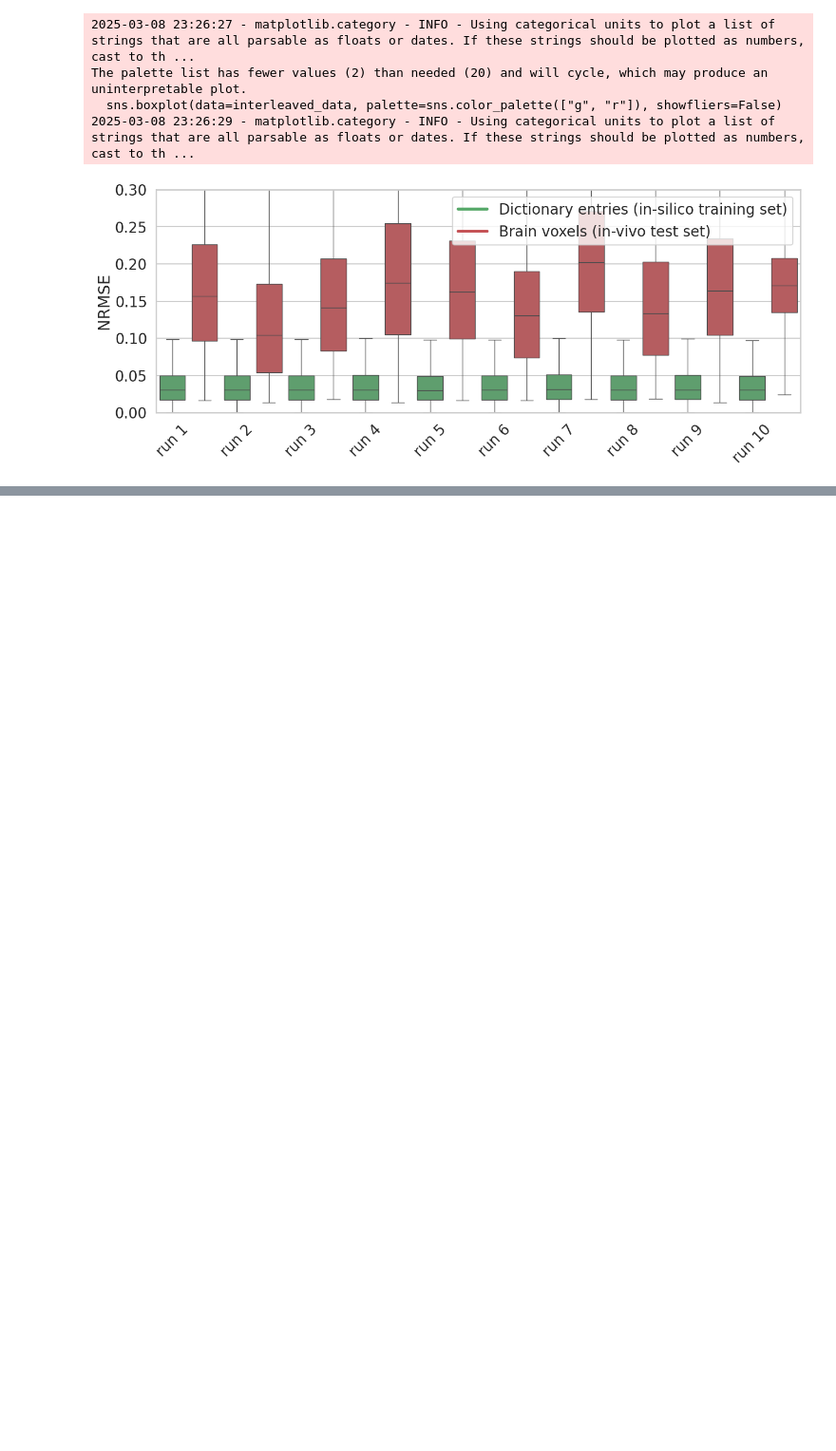
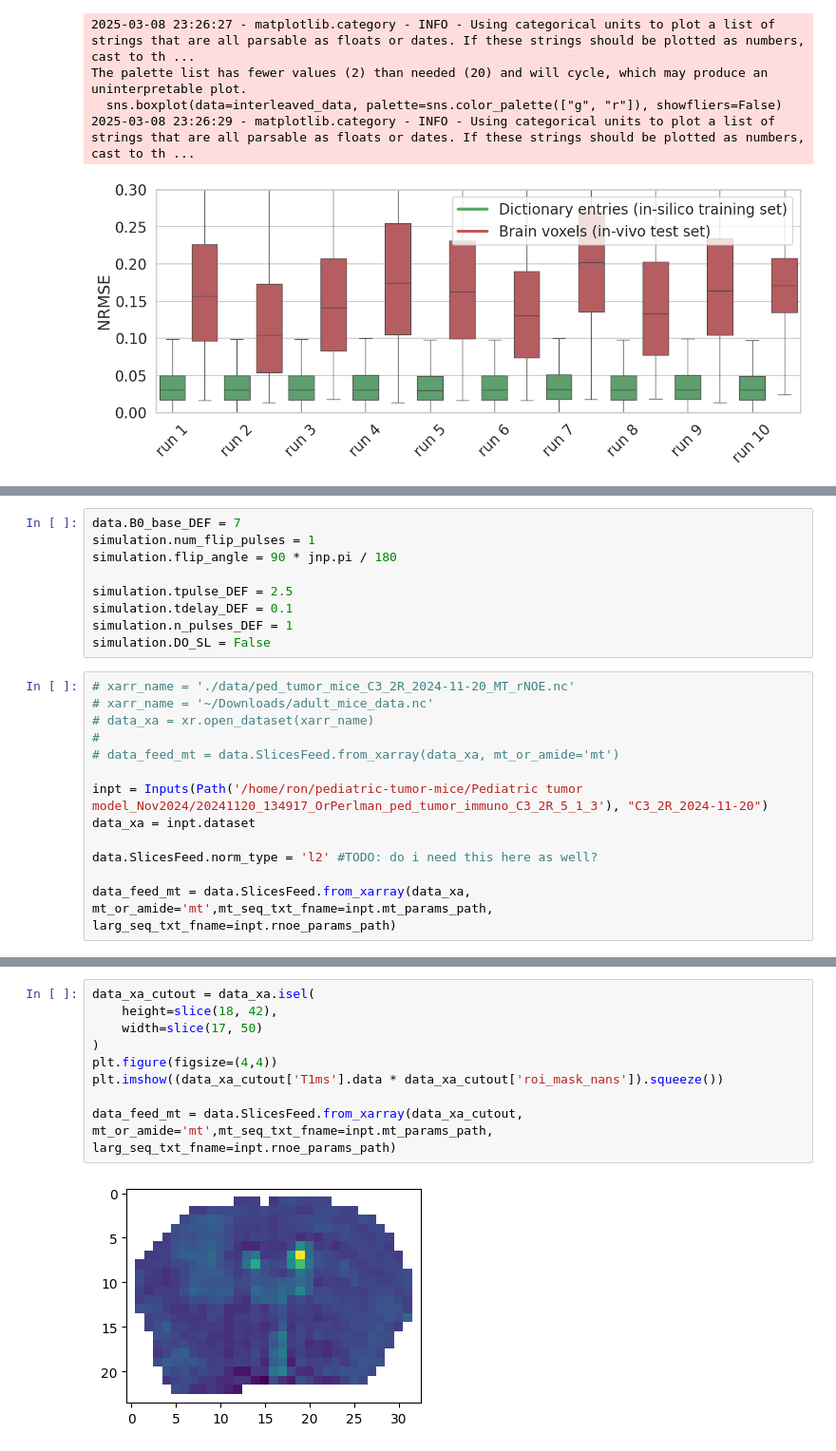
Before and after one commit to ronmoneta-tau/neural-fitting, a Jupyter notebook: Rons/demo_mice.ipynb, the cells around one changed output, grey strips where cells are left out. Shown at 95% size. Saved outputs shown, nothing was run; the diff lists cells and outputs as text; blank space fills up the shorter version.

```diff
--- a/Rons/demo_mice.ipynb
+++ b/Rons/demo_mice.ipynb
@@ -274,0 +287,22 @@ The palette list has fewer values (2) than needed (20) and will cycle, which may
+# %%
+data.B0_base_DEF = 7
+simulation.num_flip_pulses = 1
+simulation.flip_angle = 90 * jnp.pi / 180
+
+simulation.tpulse_DEF = 2.5
+simulation.tdelay_DEF = 0.1
+simulation.n_pulses_DEF = 1
+simulation.DO_SL = False
+# %%
+# xarr_name = './data/ped_tumor_mice_C3_2R_2024-11-20_MT_rNOE.nc'
+# xarr_name = '~/Downloads/adult_mice_data.nc'
+# data_xa = xr.open_dataset(xarr_name)
+#
+# data_feed_mt = data.SlicesFeed.from_xarray(data_xa, mt_or_amide='mt')
+
+inpt = Inputs(Path('/home/ron/pediatric-tumor-mice/Pediatric tumor model_Nov2024/20241120_134917_OrPerlman_ped_tumor_immuno_C3_2R_5_1_3'), "C3_2R_2024-11-20")
+data_xa = inpt.dataset
+
+data.SlicesFeed.norm_type = 'l2' #TODO: do i need this here as well?
+
+data_feed_mt = data.SlicesFeed.from_xarray(data_xa, mt_or_amide='mt',mt_seq_txt_fname=inpt.mt_params_path, larg_seq_txt_fname=inpt.rnoe_params_path)
@@ -274,0 +327,11 @@ The palette list has fewer values (2) than needed (20) and will cycle, which may
+# %%
+data_xa_cutout = data_xa.isel(
+    height=slice(18, 42),
+    width=slice(17, 50)
+)
+plt.figure(figsize=(4,4))
+plt.imshow((data_xa_cutout['T1ms'].data * data_xa_cutout['roi_mask_nans']).squeeze())
+
+data_feed_mt = data.SlicesFeed.from_xarray(data_xa_cutout, mt_or_amide='mt',mt_seq_txt_fname=inpt.mt_params_path, larg_seq_txt_fname=inpt.rnoe_params_path)
+# %% [output]
+[figure, added]
```
Also changed, not shown: parts of 18 cells of this notebook, 3 other files.
